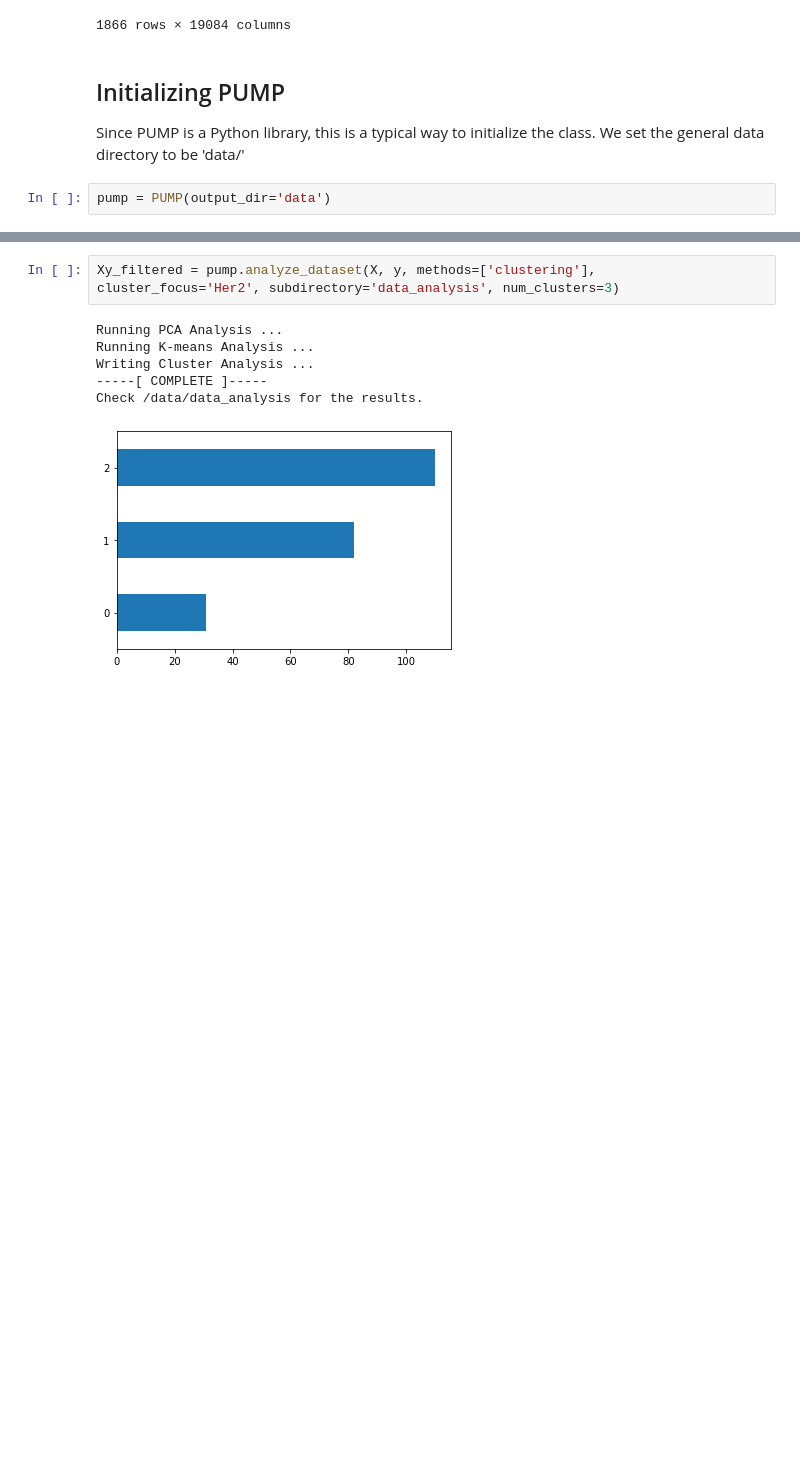
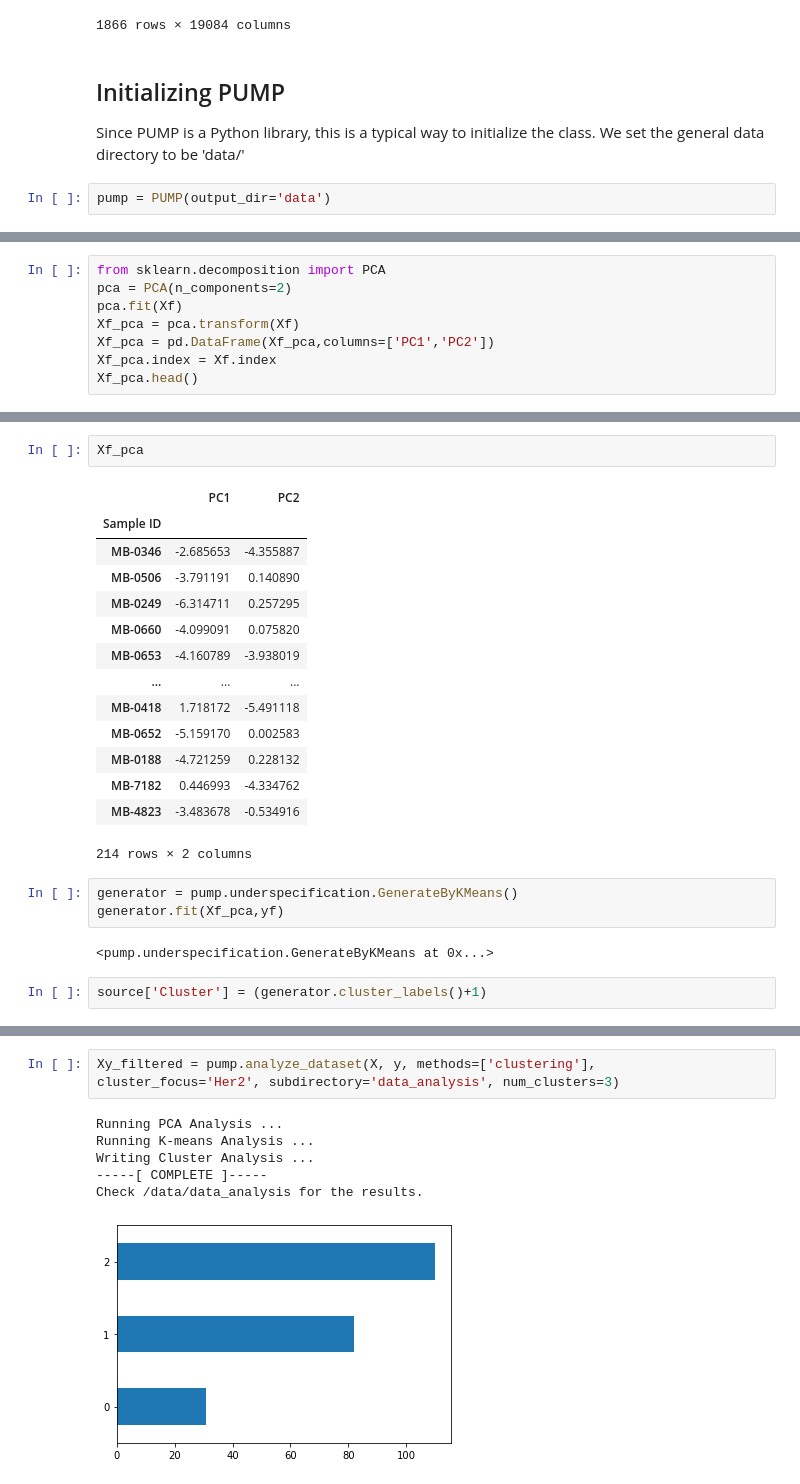
Before and after one commit to calpoly-bioinf/pump, a Jupyter notebook: notebooks/pipeline.ipynb, the cells around one changed output, grey strips where cells are left out. Drawn from its saved outputs; the diff is of its cells as text; blank space fills up the shorter version.

```diff
--- a/notebooks/pipeline.ipynb
+++ b/notebooks/pipeline.ipynb
@@ -119,0 +131,8 @@ After multiple trials, we believe this run with these parameters produces a gene
+# %%
+from sklearn.decomposition import PCA
+pca = PCA(n_components=2)
+pca.fit(Xf)
+Xf_pca = pca.transform(Xf)
+Xf_pca = pd.DataFrame(Xf_pca,columns=['PC1','PC2'])
+Xf_pca.index = Xf.index
+Xf_pca.head()
@@ -119,0 +159,24 @@ After multiple trials, we believe this run with these parameters produces a gene
+# %%
+Xf_pca
+# %% [output]
+|  | PC1 | PC2 |
+| Sample ID |  |  |
+| MB-0346 | -2.685653 | -4.355887 |
+| MB-0506 | -3.791191 | 0.140890 |
+| MB-0249 | -6.314711 | 0.257295 |
+| MB-0660 | -4.099091 | 0.075820 |
+| MB-0653 | -4.160789 | -3.938019 |
+| ... | ... | ... |
+| MB-0418 | 1.718172 | -5.491118 |
+| MB-0652 | -5.159170 | 0.002583 |
+| MB-0188 | -4.721259 | 0.228132 |
+| MB-7182 | 0.446993 | -4.334762 |
+| MB-4823 | -3.483678 | -0.534916 |
+214 rows × 2 columns
+# %%
+generator = pump.underspecification.GenerateByKMeans()
+generator.fit(Xf_pca,yf)
+# %% [output]
+<pump.underspecification.GenerateByKMeans at 0x...>
+# %%
+source['Cluster'] = (generator.cluster_labels()+1)
```
Also changed, not shown: parts of 8 cells of this notebook, 1 other file.
